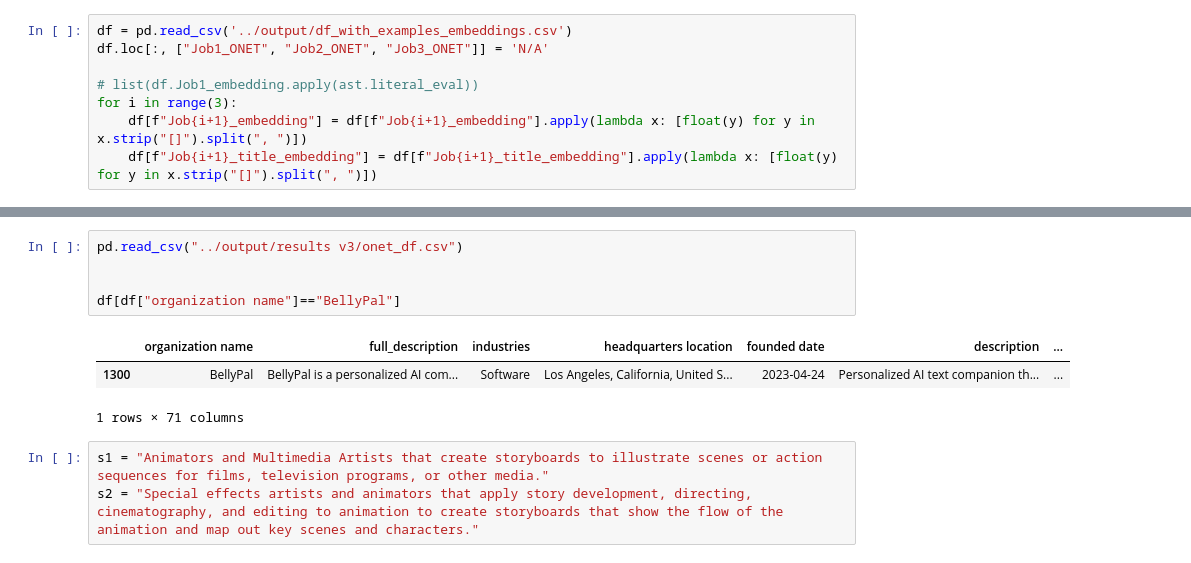
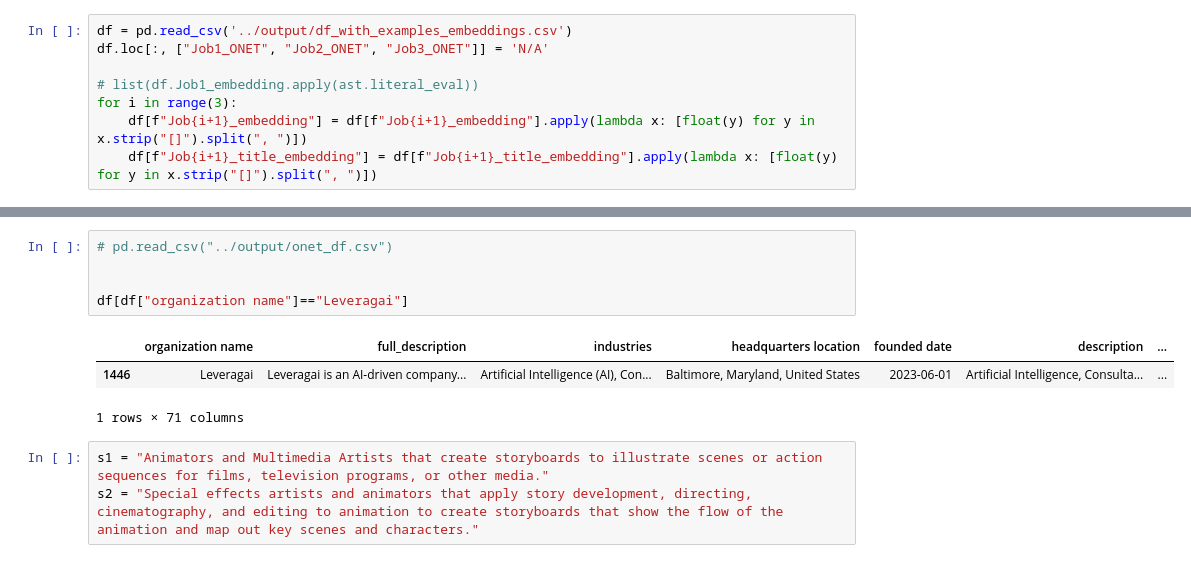
Before and after one commit to Julia-Susser/AI-Startup-Impact-on-US-Labor-Economy-via-Task-Automation, a Jupyter notebook: src/onet_mapping.ipynb, the cells around one changed output, grey strips where cells are left out. Cells and saved outputs as stored; diff of their text form.

```diff
--- a/src/onet_mapping.ipynb
+++ b/src/onet_mapping.ipynb
@@ -146,11 +154,11 @@ Cosine Similarity: 0.7125715725362698, Person Cosine Similarity: 0.4039655675428
 # %%
-pd.read_csv("../output/results v3/onet_df.csv")
+# pd.read_csv("../output/onet_df.csv")
 
 
-df[df["organization name"]=="BellyPal"]
+df[df["organization name"]=="Leveragai"]
 # %% [output]
 |  | organization name | full_description | industries | headquarters location | founded date | description | ... |
-| 1300 | BellyPal | BellyPal is a personalized AI com... | Software | Los Angeles, California, United S... | 2023-04-24 | Personalized AI text companion th... | ... |
+| 1446 | Leveragai | Leveragai is an AI-driven company... | Artificial Intelligence (AI), Con... | Baltimore, Maryland, United States | 2023-06-01 | Artificial Intelligence, Consulta... | ... |
 1 rows × 71 columns
 # %%
 s1 = "Animators and Multimedia Artists that create storyboards to illustrate scenes or action sequences for films, television programs, or other media."
```
Also changed, not shown: parts of 7 cells of this notebook, 5 other files.
